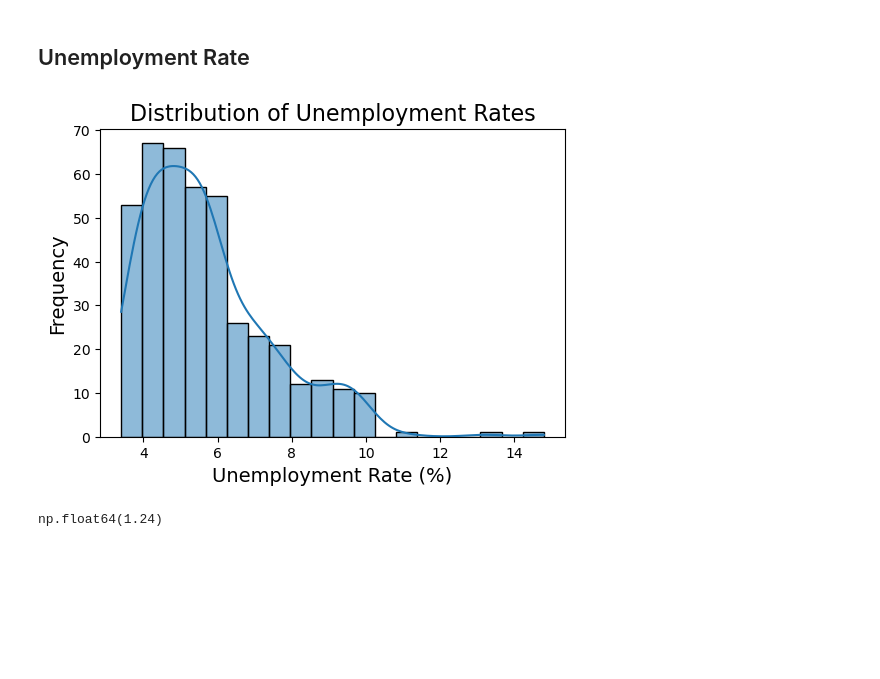
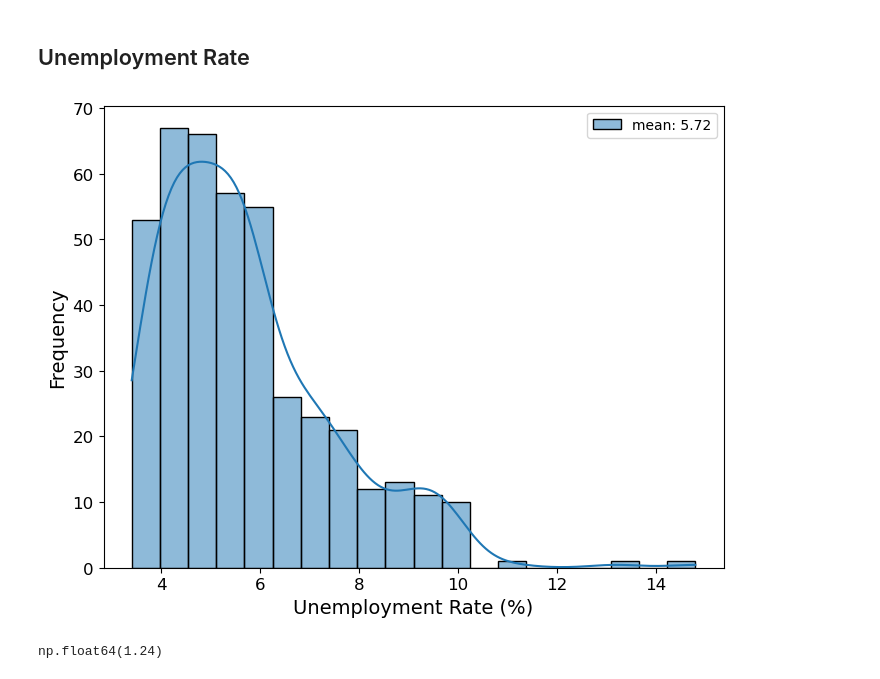
Before and after one commit to abhishek-chattopadhyay/project-2-financial-analysis, a Jupyter notebook: code/economic_data_analysis.ipynb, the cells around one changed output. Cells and saved outputs as stored; diff of their text form; code cells hidden in the pictures; blank space fills up the shorter version.

```diff
--- a/code/economic_data_analysis.ipynb
+++ b/code/economic_data_analysis.ipynb
@@ -669,14 +670,21 @@ df_final.describe().T
 ## Unemployment Rate
 # %%
 # histogram
-plt.figure(figsize=(6, 4))
-sns.histplot(df_final["unemployment"], bins=20, kde=True)
-plt.title("Distribution of Unemployment Rates", fontsize=16)
+fs =16
+plt.figure(figsize=(8, 6))
+plt.xticks(fontsize=12)
+plt.yticks(fontsize=12)
+
+sns.histplot(df_final["unemployment"], bins=20, kde=True,
+             label=f"mean: {df_final["unemployment"].mean().round(2)}")
+#plt.title("Distribution of Unemployment Rates", fontsize=16)
 plt.xlabel("Unemployment Rate (%)", fontsize=14)
 plt.ylabel("Frequency", fontsize=14)
+plt.legend()
+plt.savefig("../plot/unemployment_rate_dist.png", dpi=600, bbox_inches="tight")
 plt.show()
 # %% [output]
-[figure, old version]
+[figure, new version]
 # %%
 # skewness
 df_final["unemployment"].skew().round(2)
```
Also changed, not shown: parts of 32 cells of this notebook, 3 other files.
